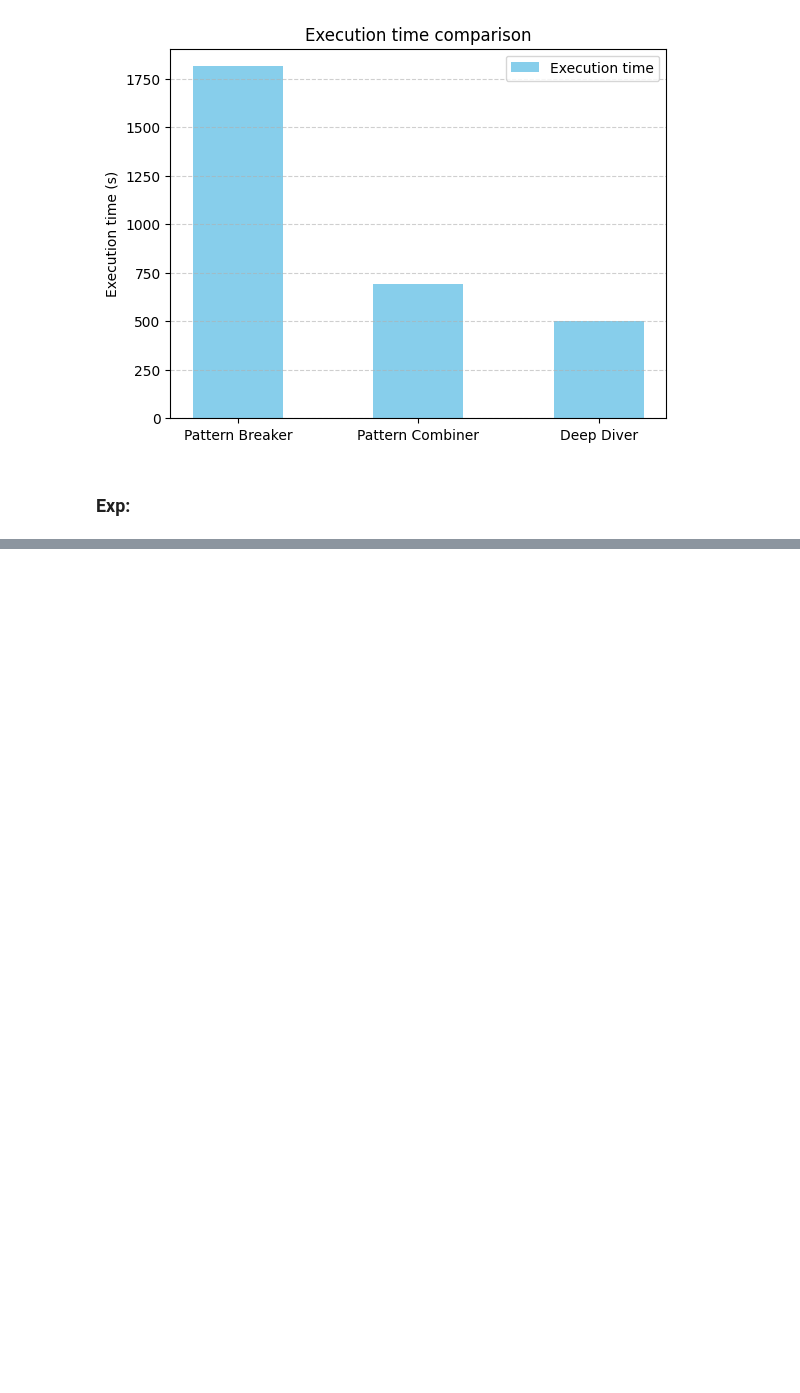
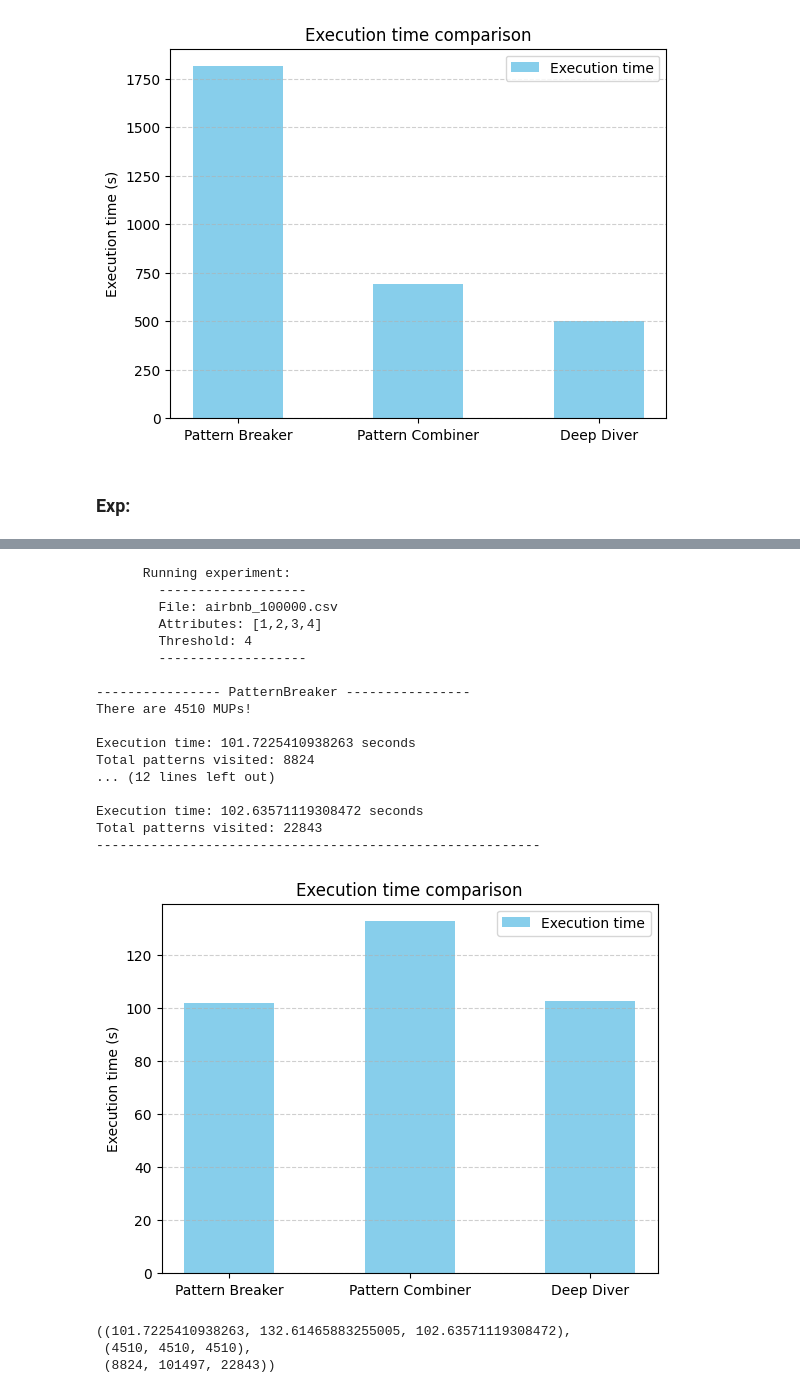
Before and after one commit to nirsurani132/dataManagementFinalProject25, a Jupyter notebook: Search_Algorithms.ipynb, the cells around one changed output, grey strips where cells are left out. Cells and saved outputs as stored; diff of their text form; code cells hidden in the pictures; blank space fills up the shorter version.

```diff
--- a/Search_Algorithms.ipynb
+++ b/Search_Algorithms.ipynb
@@ -641,0 +642,32 @@ run_algorithms('airbnb_1000.csv', [3,4,5,6,7,8,9,10], 5, False, True)
+# %%
+print(f"""
+      Running experiment:
+        -------------------
+        File: airbnb_100000.csv
+        Attributes: [1,2,3,4]
+        Threshold: 4
+        -------------------
+      """)
+run_algorithms('airbnb_100000.csv', [1,2,3,4], 4, False, True)
+# %% [output]
+      Running experiment:
+        -------------------
+        File: airbnb_100000.csv
+        Attributes: [1,2,3,4]
+        Threshold: 4
+        -------------------
+
+---------------- PatternBreaker ----------------
+There are 4510 MUPs!
+
+Execution time: 101.7225410938263 seconds
+Total patterns visited: 8824
+... (12 lines left out)
+
+Execution time: 102.63571119308472 seconds
+Total patterns visited: 22843
+---------------------------------------------------------
+[figure, added]
+((101.7225410938263, 132.61465883255005, 102.63571119308472),
+ (4510, 4510, 4510),
+ (8824, 101497, 22843))
```
Also changed, not shown: parts of 12 cells of this notebook, 1 other file.
